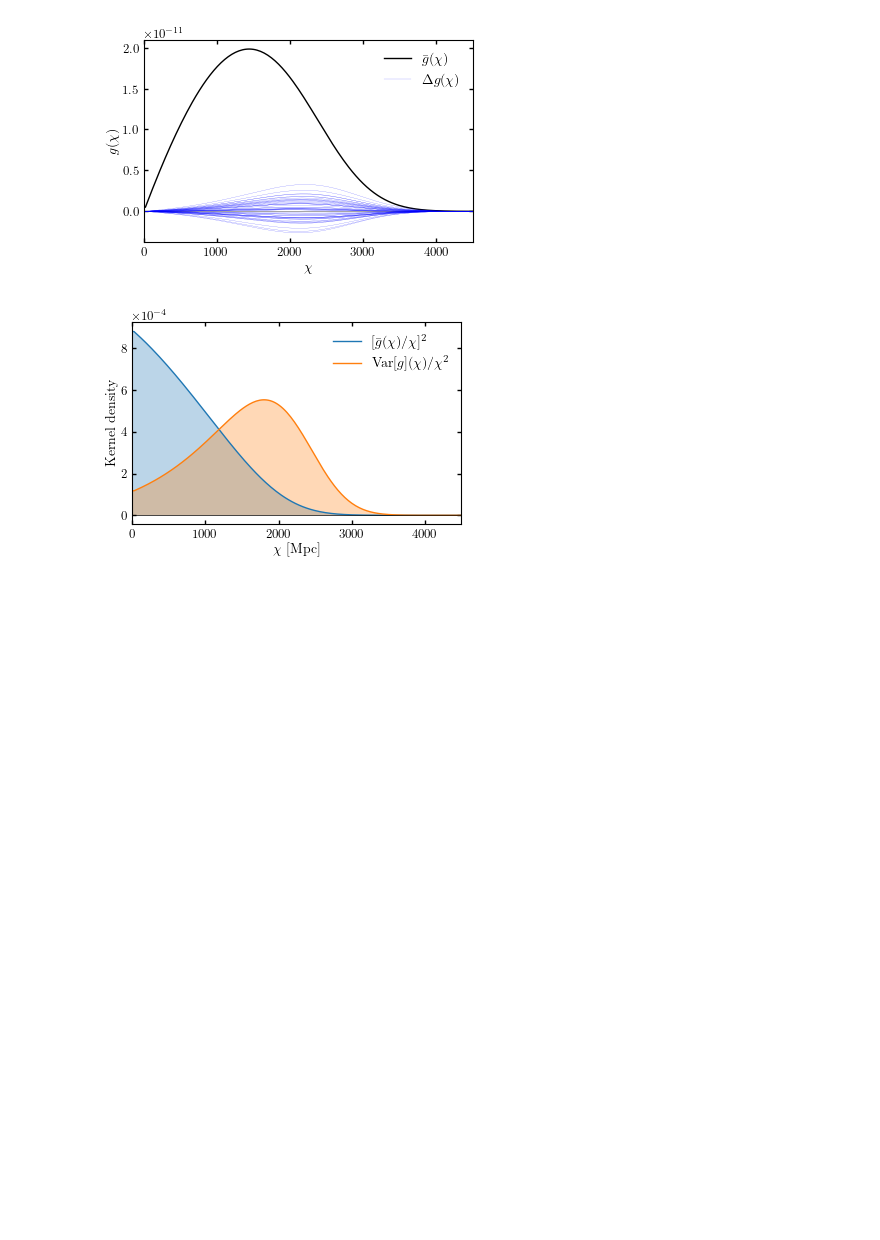
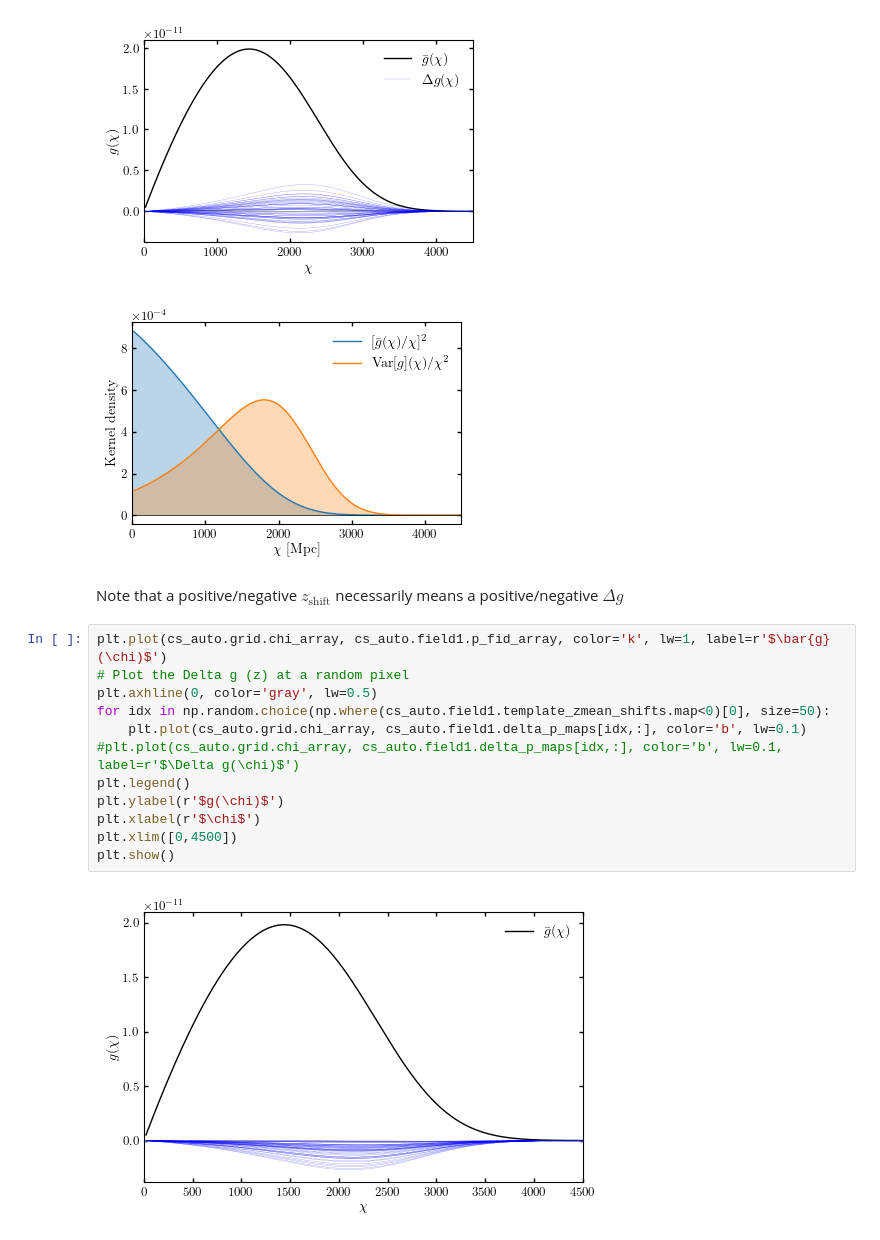
Before and after one commit to abaleato/CARDiAC, a Jupyter notebook: notebooks_for_paper/shear_tests.ipynb, the cells around one changed output. Cells and saved outputs as stored; diff of their text form; blank space fills up the shorter version.

```diff
--- a/notebooks_for_paper/shear_tests.ipynb
+++ b/notebooks_for_paper/shear_tests.ipynb
@@ -396,3 +400,19 @@ plt.savefig(plots_dir+'fig_shear_kernels.pdf', bbox_inches='tight', dpi=600)
 # %% [output]
 [figure]
 [figure]
+# %% [markdown]
+Note that a positive/negative $z_{\mathrm{shift}}$ necessarily means a positive/negative $\Delta g$
+# %%
+plt.plot(cs_auto.grid.chi_array, cs_auto.field1.p_fid_array, color='k', lw=1, label=r'$\bar{g}(\chi)$')
+# Plot the Delta g (z) at a random pixel
+plt.axhline(0, color='gray', lw=0.5)
+for idx in np.random.choice(np.where(cs_auto.field1.template_zmean_shifts.map<0)[0], size=50):
+    plt.plot(cs_auto.grid.chi_array, cs_auto.field1.delta_p_maps[idx,:], color='b', lw=0.1)
+#plt.plot(cs_auto.grid.chi_array, cs_auto.field1.delta_p_maps[idx,:], color='b', lw=0.1, label=r'$\Delta g(\chi)$')
+plt.legend()
+plt.ylabel(r'$g(\chi)$')
+plt.xlabel(r'$\chi$')
+plt.xlim([0,4500])
+plt.show()
+# %% [output]
+[figure, added]
```
Also changed, not shown: parts of 5 cells of this notebook, 3 other files.
